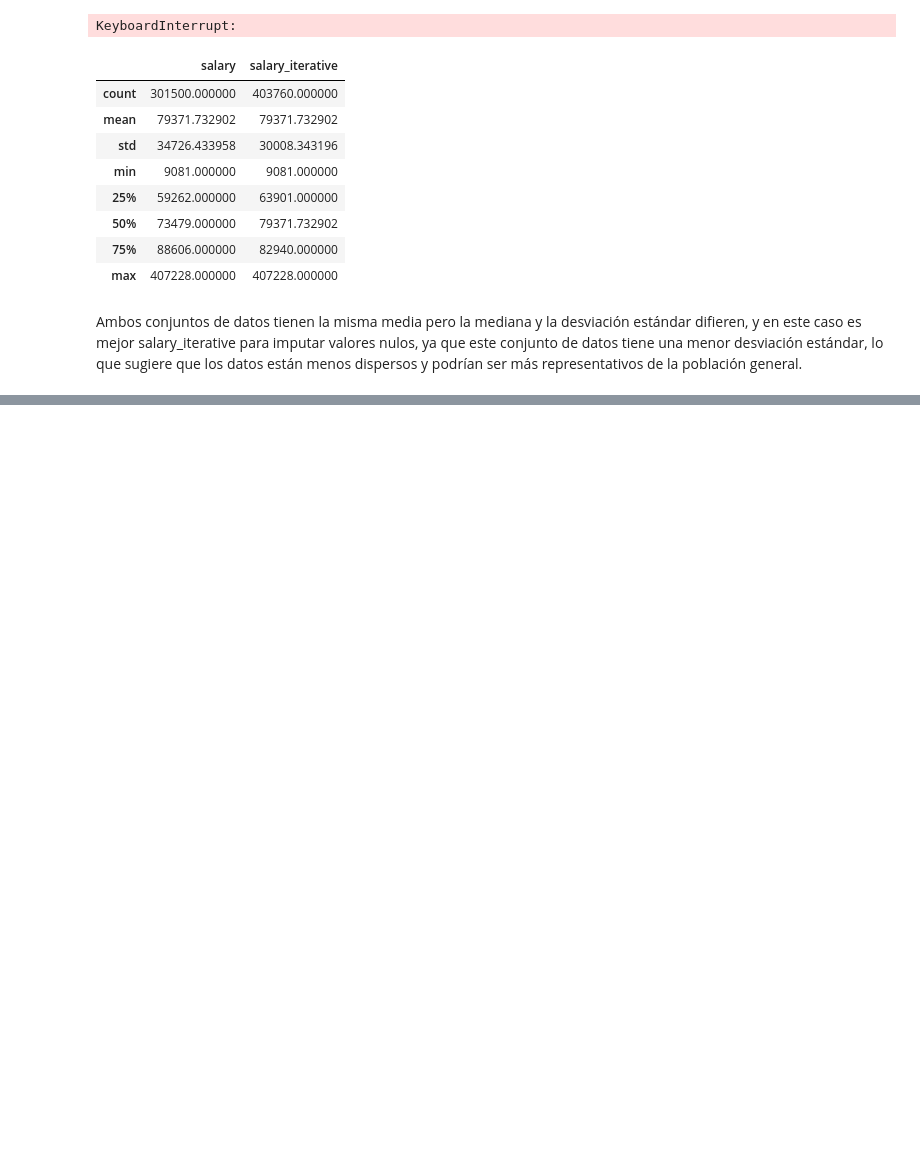
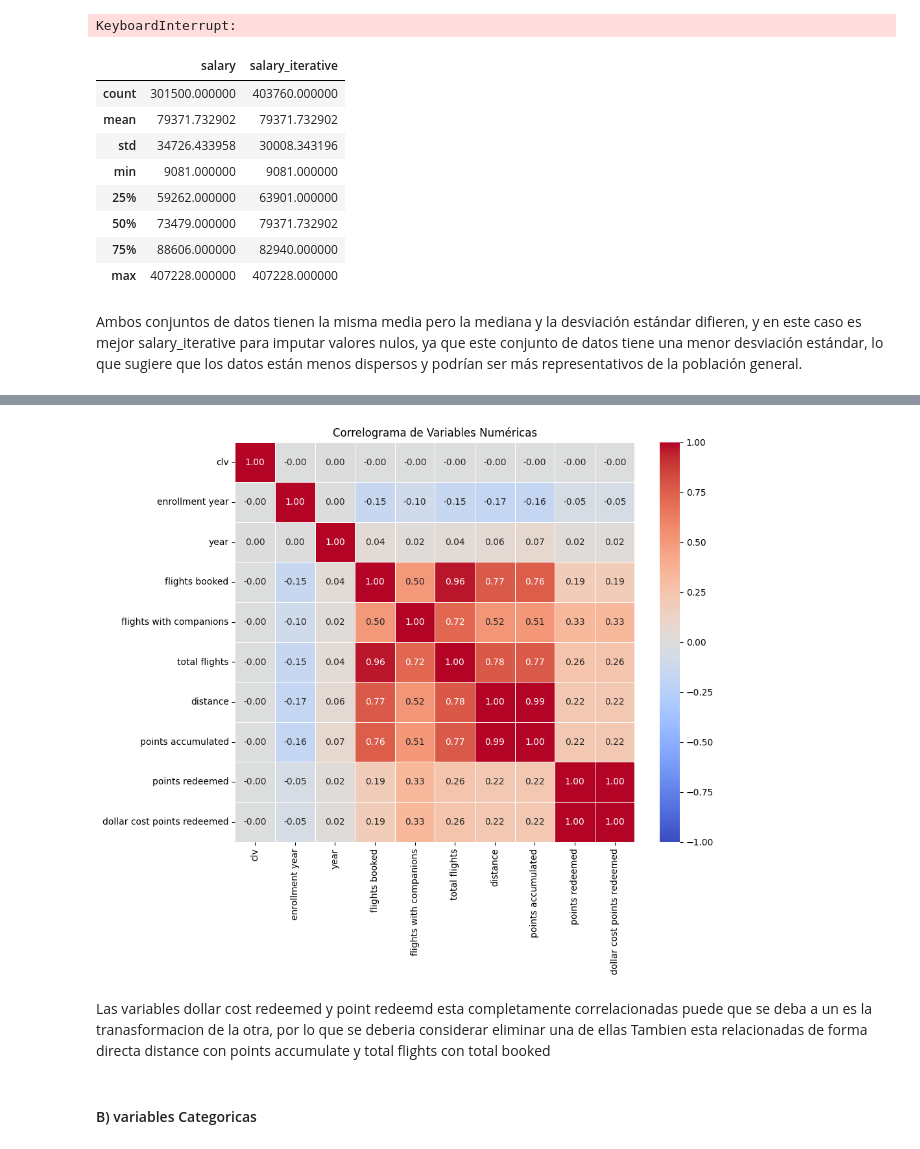
Before and after one commit to Adalab/bda-modulo-3-evaluacion-final-TeresaAdalab, a Jupyter notebook: Evaluacion Final Modulo 3.ipynb, the cells around one changed output, grey strips where cells are left out. Cells and saved outputs as stored; diff of their text form; code cells hidden in the pictures; blank space fills up the shorter version.

```diff
--- a/Evaluacion Final Modulo 3.ipynb
+++ b/Evaluacion Final Modulo 3.ipynb
@@ -1039,0 +1182,22 @@ Index(['loyalty number', 'province', 'city', 'postal code', 'gender',
+# %%
+# Calcular matriz de correlación
+correlation_matrix = df_limpio[numeric_columns].corr()
+
+# Configurar el tamaño de la figura
+plt.figure(figsize=(10, 8))
+
+# Crear el correlograma usando seaborn
+sns.heatmap(correlation_matrix, annot=True, cmap='coolwarm', vmin=-1, vmax=1, square=True, fmt='.2f', linewidths=.5)
+
+# Añadir título
+plt.title('Correlograma de Variables Numéricas')
+
+# Mostrar el correlograma
+plt.show()
+# %% [output]
+[figure, added]
+# %% [markdown]
+Las variables dollar cost redeemed y point redeemd esta completamente correlacionadas  puede que se deba a un es la tranasformacion de la otra, por lo que se deberia considerar eliminar una de ellas
+Tambien esta relacionadas de forma directa distance con points accumulate y total flights con total booked
+# %% [markdown]
+#### B) variables Categoricas
```
Also changed, not shown: parts of 17 cells of this notebook.
